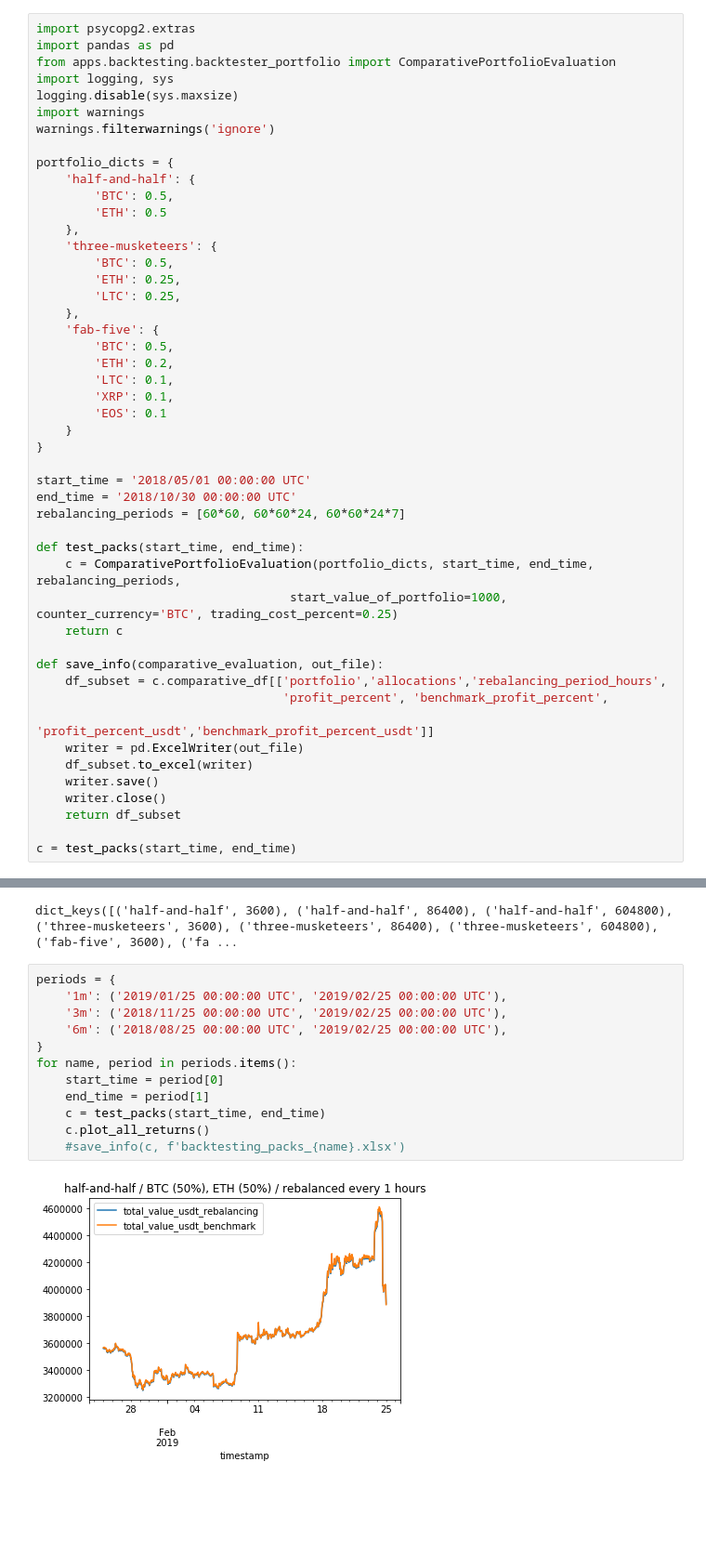
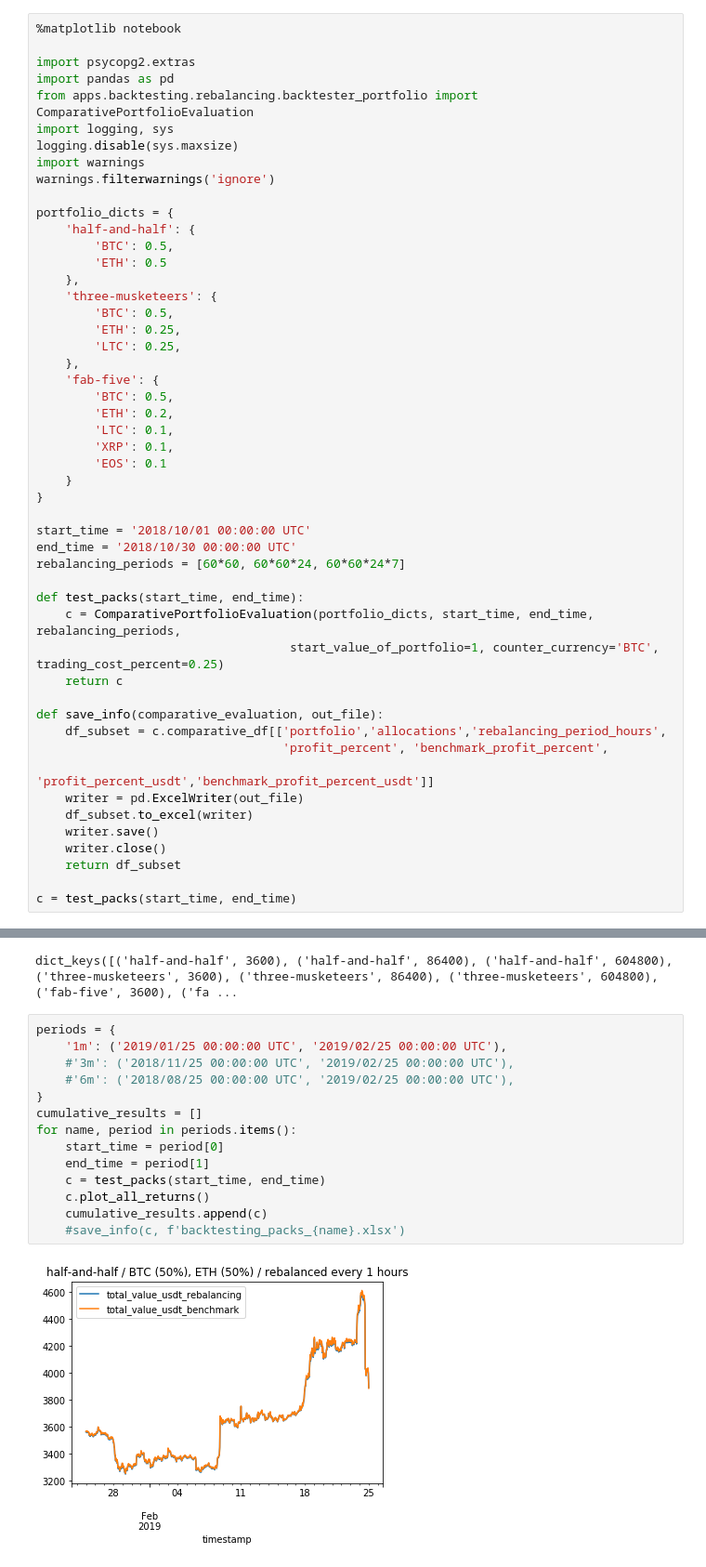
Before and after one commit to IntelligentTrading/clover, a Jupyter notebook: notebooks/comparative_portfolio_evaluation.ipynb, the cells around one changed output, grey strips where cells are left out. Shown at 93% size. Drawn from its saved outputs; the diff is of its cells as text; blank space fills up the shorter version.

Commit message:
Refactoring and cleanup of rebalancing backtester code.

```diff
--- a/notebooks/comparative_portfolio_evaluation.ipynb
+++ b/notebooks/comparative_portfolio_evaluation.ipynb
@@ -1,7 +1,9 @@
 # %%
+%matplotlib notebook
+
 import psycopg2.extras
 import pandas as pd
-from apps.backtesting.backtester_portfolio import ComparativePortfolioEvaluation
+from apps.backtesting.rebalancing.backtester_portfolio import ComparativePortfolioEvaluation
 import logging, sys
 logging.disable(sys.maxsize)
 import warnings
@@ -26,13 +28,13 @@ portfolio_dicts = {
     }
 }
 
-start_time = '2018/05/01 00:00:00 UTC'
+start_time = '2018/10/01 00:00:00 UTC'
 end_time = '2018/10/30 00:00:00 UTC'
 rebalancing_periods = [60*60, 60*60*24, 60*60*24*7]
 
 def test_packs(start_time, end_time):
     c = ComparativePortfolioEvaluation(portfolio_dicts, start_time, end_time, rebalancing_periods,
-                                   start_value_of_portfolio=1000, counter_currency='BTC', trading_cost_percent=0.25)
+                                   start_value_of_portfolio=1, counter_currency='BTC', trading_cost_percent=0.25)
     return c
 
 def save_info(comparative_evaluation, out_file):
@@ -83,14 +107,16 @@ dict_keys([('half-and-half', 3600), ('half-and-half', 86400), ('half-and-half',
 # %%
 periods = {
     '1m': ('2019/01/25 00:00:00 UTC', '2019/02/25 00:00:00 UTC'),
-    '3m': ('2018/11/25 00:00:00 UTC', '2019/02/25 00:00:00 UTC'),
-    '6m': ('2018/08/25 00:00:00 UTC', '2019/02/25 00:00:00 UTC'),
+    #'3m': ('2018/11/25 00:00:00 UTC', '2019/02/25 00:00:00 UTC'),
+    #'6m': ('2018/08/25 00:00:00 UTC', '2019/02/25 00:00:00 UTC'),
 }
+cumulative_results = []
 for name, period in periods.items():
     start_time = period[0]
     end_time = period[1]
     c = test_packs(start_time, end_time)
     c.plot_all_returns()
+    cumulative_results.append(c)
     #save_info(c, f'backtesting_packs_{name}.xlsx')
 # %% [output]
-[figure, old version]
+[figure, new version]
```
Also changed, not shown: parts of 6 cells of this notebook, 7 other files.
